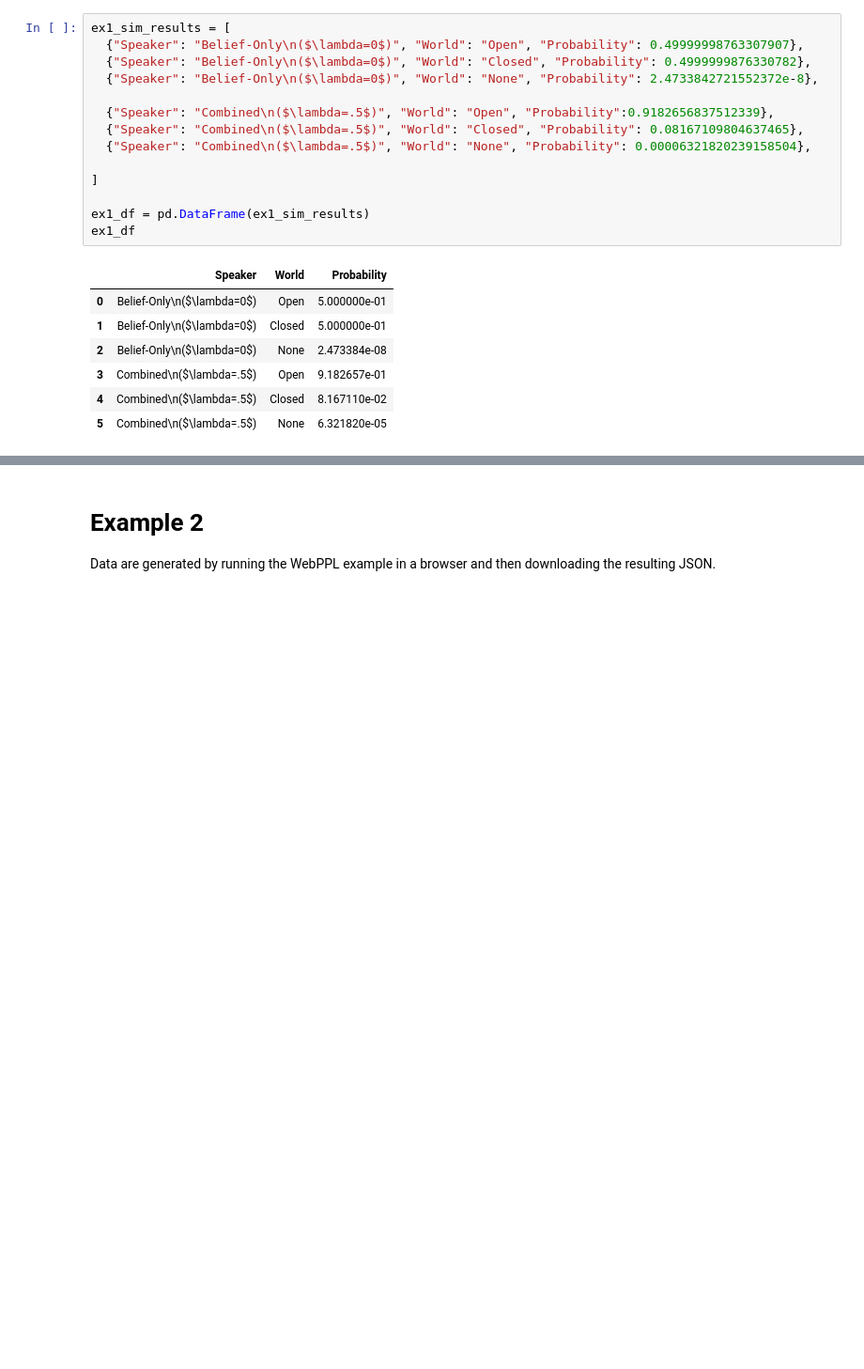
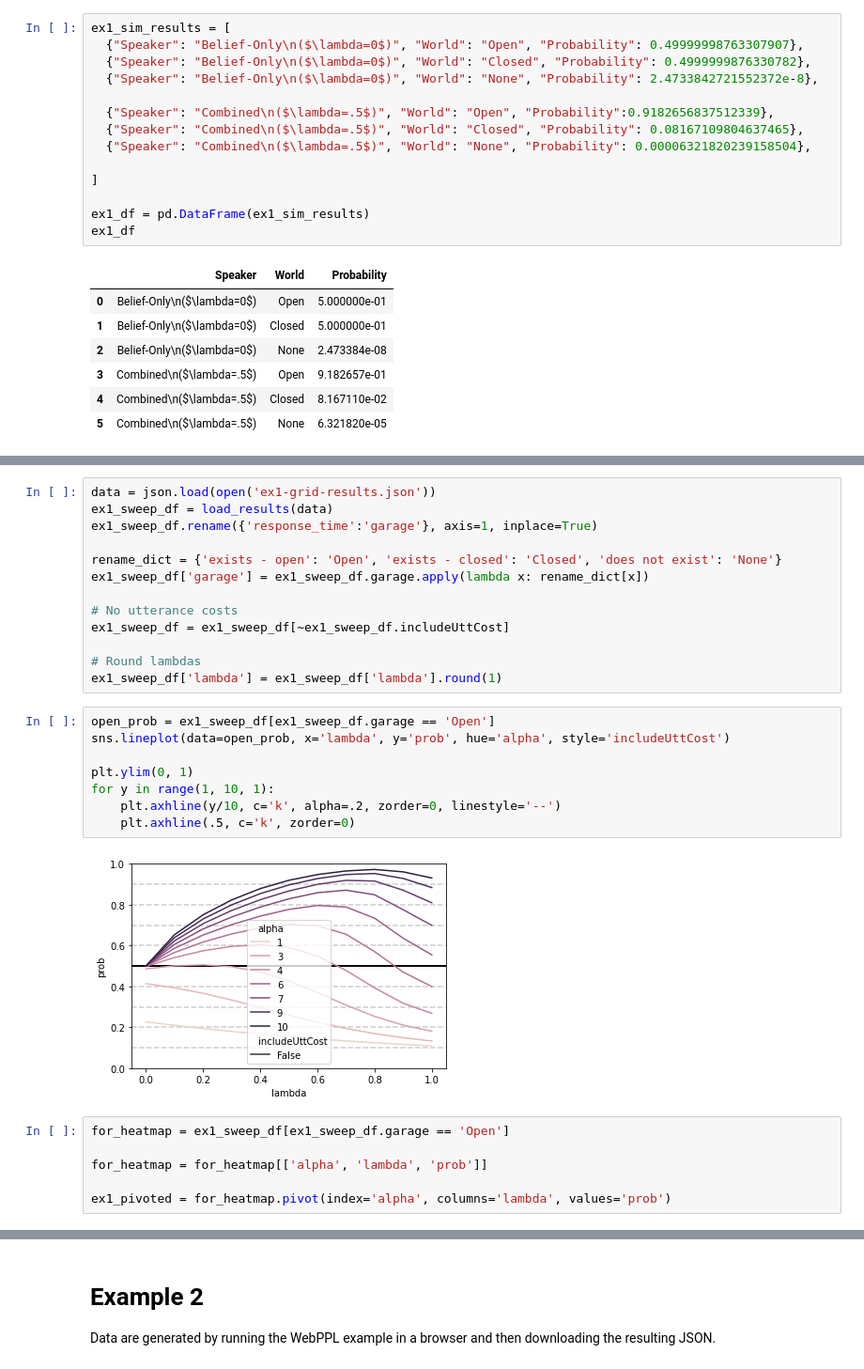
Before and after one commit to tsumers/relevance, a Jupyter notebook: simulation-analysis.ipynb, the cells around one changed output, grey strips where cells are left out. Shown at 94% size. Cells and saved outputs as stored; diff of their text form; blank space fills up the shorter version.

```diff
--- a/simulation-analysis.ipynb
+++ b/simulation-analysis.ipynb
@@ -41,0 +67,29 @@ ex1_df
+# %%
+data = json.load(open('ex1-grid-results.json'))
+ex1_sweep_df = load_results(data)
+ex1_sweep_df.rename({'response_time':'garage'}, axis=1, inplace=True)
+
+rename_dict = {'exists - open': 'Open', 'exists - closed': 'Closed', 'does not exist': 'None'}
+ex1_sweep_df['garage'] = ex1_sweep_df.garage.apply(lambda x: rename_dict[x])
+
+# No utterance costs
+ex1_sweep_df = ex1_sweep_df[~ex1_sweep_df.includeUttCost]
+
+# Round lambdas
+ex1_sweep_df['lambda'] = ex1_sweep_df['lambda'].round(1)
+# %%
+open_prob = ex1_sweep_df[ex1_sweep_df.garage == 'Open']
+sns.lineplot(data=open_prob, x='lambda', y='prob', hue='alpha', style='includeUttCost')
+
+plt.ylim(0, 1)
+for y in range(1, 10, 1):
+    plt.axhline(y/10, c='k', alpha=.2, zorder=0, linestyle='--')
+    plt.axhline(.5, c='k', zorder=0)
+# %% [output]
+[figure, added]
+# %%
+for_heatmap = ex1_sweep_df[ex1_sweep_df.garage == 'Open']
+
+for_heatmap = for_heatmap[['alpha', 'lambda', 'prob']]
+
+ex1_pivoted = for_heatmap.pivot(index='alpha', columns='lambda', values='prob')
```
Also changed, not shown: parts of 21 cells of this notebook, 3 other files.
